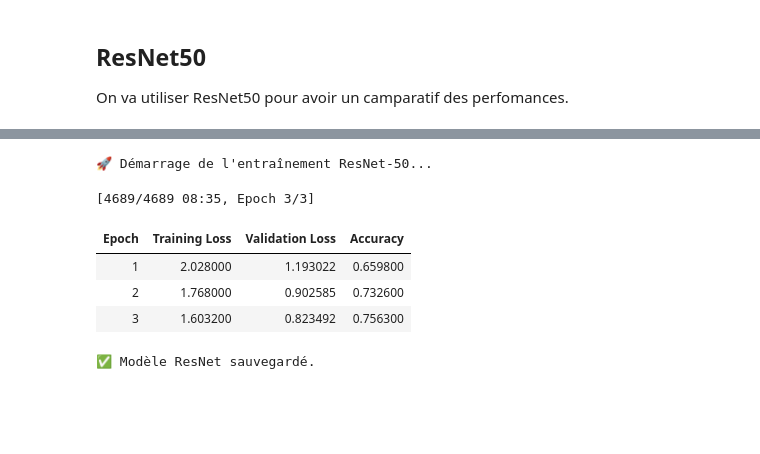
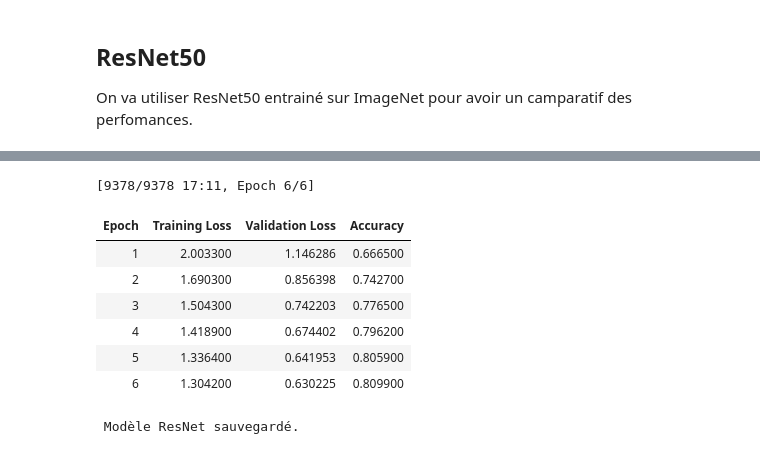
Before and after one commit to Viictordvd/High-Dimensional-and-Deep-Learning, a Jupyter notebook: Projet-3-ViTvsCNN/Projet_3_FineTunning.ipynb, the cells around one changed output, grey strips where cells are left out. Drawn from its saved outputs; the diff is of its cells as text; code cells hidden in the pictures; blank space fills up the shorter version.

```diff
--- a/Projet-3-ViTvsCNN/Projet_3_FineTunning.ipynb
+++ b/Projet-3-ViTvsCNN/Projet_3_FineTunning.ipynb
@@ -391,12 +338,8 @@ Acc finale Val:    91.44%
 # %% [markdown]
 ## ResNet50
 
-On va utiliser ResNet50 pour avoir un camparatif des perfomances.
+On va utiliser ResNet50 entrainé sur ImageNet pour avoir un camparatif des perfomances.
 # %%
-import torch
-import torch.nn as nn
-from torchvision import models
-
 # ==========================================
 # 1. CRÉATION DU MODÈLE CNN (ResNet-50)
 # ==========================================
@@ -454,12 +397,12 @@ args_cnn = TrainingArguments(
     output_dir="resnet50_cifar100_results",
     remove_unused_columns=False,
     eval_strategy="epoch",
-    save_strategy="no",              # Toujours pour sauver le disque
+    save_strategy="no",
     learning_rate=5e-5,              # Même LR que le ViT pour comparer
     per_device_train_batch_size=16,  # Même batch size
     gradient_accumulation_steps=2,
     per_device_eval_batch_size=16,
-    num_train_epochs=3,              # Même nombre d'époques
+    num_train_epochs=6,              # Plus grands nombre d'époques pour CNN car les epochs sont plus rapides
     fp16=torch.cuda.is_available(),
     logging_steps=50,
     dataloader_num_workers=2
@@ -468,9 +411,9 @@ args_cnn = TrainingArguments(
 trainer_cnn = Trainer(
     model=model_cnn,
     args=args_cnn,
-    train_dataset=train_dataset,     # On réutilise ton dataset wrapper existant
+    train_dataset=train_dataset,
     eval_dataset=test_dataset,
-    compute_metrics=compute_metrics, # Ta fonction existante
+    compute_metrics=compute_metrics,
     data_collator=default_data_collator,
 )
 
@@ -486,10 +429,12 @@ Downloading: "https://download.pytorch.org/models/resnet50-11ad3fa6.pth" to /hom
-🚀 Démarrage de l'entraînement ResNet-50...
+[9378/9378 17:11, Epoch 6/6]
+| Epoch | Training Loss | Validation Loss | Accuracy |
+| 1 | 2.003300 | 1.146286 | 0.666500 |
+| 2 | 1.690300 | 0.856398 | 0.742700 |
+| 3 | 1.504300 | 0.742203 | 0.776500 |
+| 4 | 1.418900 | 0.674402 | 0.796200 |
+| 5 | 1.336400 | 0.641953 | 0.805900 |
+| 6 | 1.304200 | 0.630225 | 0.809900 |
-[4689/4689 08:35, Epoch 3/3]
+ Modèle ResNet sauvegardé.
-| Epoch | Training Loss | Validation Loss | Accuracy |
-| 1 | 2.028000 | 1.193022 | 0.659800 |
-| 2 | 1.768000 | 0.902585 | 0.732600 |
-| 3 | 1.603200 | 0.823492 | 0.756300 |
-✅ Modèle ResNet sauvegardé.
 # %%
 # 1. Extraction des logs depuis l'historique du Trainer
 log_history_cnn = trainer_cnn.state.log_history
```
Also changed, not shown: parts of 16 cells of this notebook, 3 other files.
